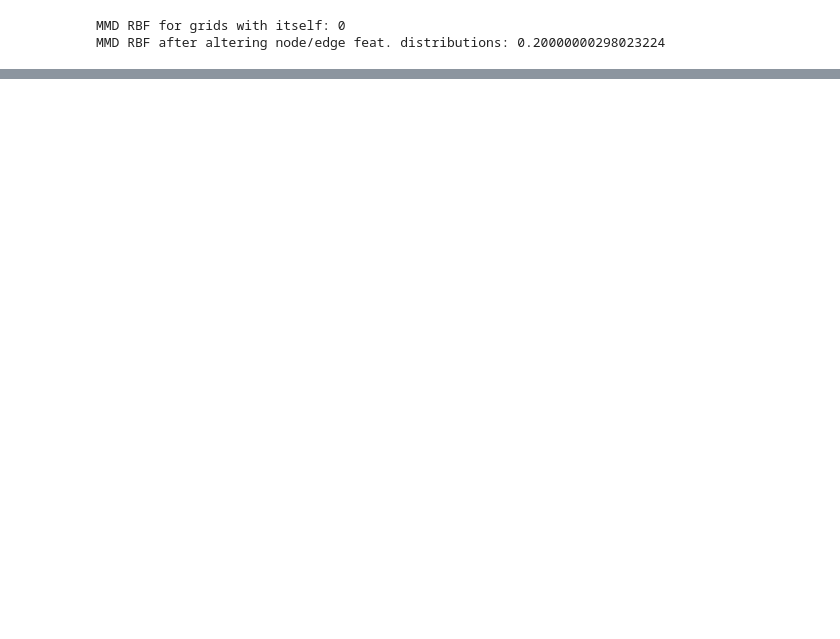
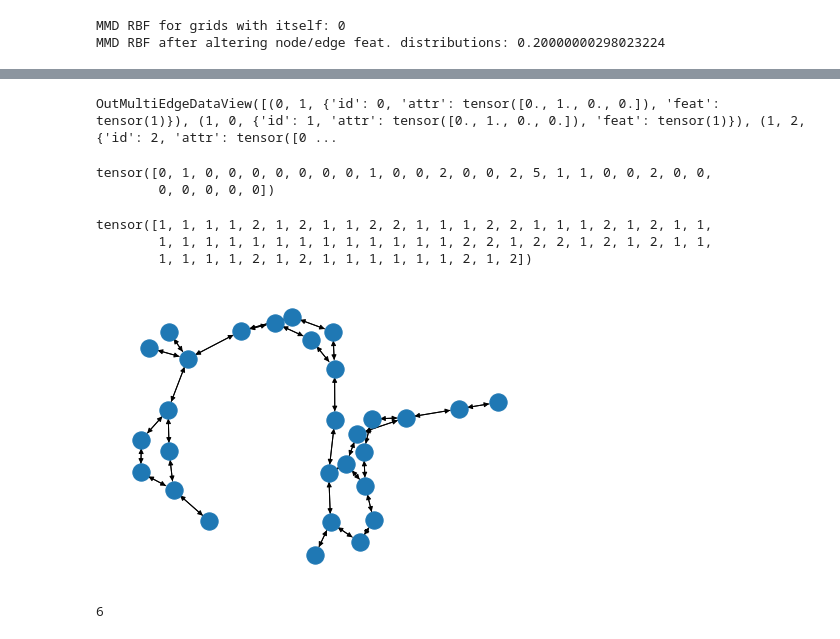
Before and after one commit to cosmina98/GGM-metrics, a Jupyter notebook: Evaluation_examples - Zinc.ipynb, the cells around one changed output, grey strips where cells are left out. Drawn from its saved outputs; the diff is of its cells as text; code cells hidden in the pictures; blank space fills up the shorter version.

```diff
--- a/Evaluation_examples - Zinc.ipynb
+++ b/Evaluation_examples - Zinc.ipynb
@@ -81,2 +64,0 @@ result: {'mmd_rbf': 0}, time to compute: 0.684s
-# %%
-a=gen.load_zinc()
@@ -211,3 +114,9 @@ print('MMD RBF after altering node/edge feat. distributions: {}'.format(result['
 # %% [output]
 MMD RBF for grids with itself: 0
 MMD RBF after altering node/edge feat. distributions: 0.20000000298023224
+# %%
+a=gen.load_zinc(n_samples=10)
+grids=a
+lobsters=a
+print(len(grids[0].ndata['attr']))
+print(grids[0].ndata['attr']  , grids[0].ndata['feat'])
@@ -213,0 +240,2 @@ MMD RBF after altering node/edge feat. distributions: 0.20000000298023224
+# %%
+a=gen.load_zinc(n_samples=10)
@@ -213,0 +245,65 @@ MMD RBF after altering node/edge feat. distributions: 0.20000000298023224
+# %%
+test=grids[0]
+test_nx=dgl.to_networkx(test, node_attrs=['attr','feat'], edge_attrs=['attr','feat'])
+# %%
+test_nx.edges(data=True)
+# %% [output]
+OutMultiEdgeDataView([(0, 1, {'id': 0, 'attr': tensor([0., 1., 0., 0.]), 'feat': tensor(1)}), (1, 0, {'id': 1, 'attr': tensor([0., 1., 0., 0.]), 'feat': tensor(1)}), (1, 2, {'id': 2, 'attr': tensor([0 ...
+# %%
+(test.ndata["feat"])
+# %% [output]
+tensor([0, 1, 0, 0, 0, 0, 0, 0, 0, 1, 0, 0, 2, 0, 0, 2, 5, 1, 1, 0, 0, 2, 0, 0,
+        0, 0, 0, 0, 0])
+# %%
+(test.edata["feat"])
+# %% [output]
+tensor([1, 1, 1, 1, 2, 1, 2, 1, 1, 2, 2, 1, 1, 1, 2, 2, 1, 1, 1, 2, 1, 2, 1, 1,
+        1, 1, 1, 1, 1, 1, 1, 1, 1, 1, 1, 1, 1, 2, 2, 1, 2, 2, 1, 2, 1, 2, 1, 1,
+        1, 1, 1, 1, 2, 1, 2, 1, 1, 1, 1, 1, 1, 2, 1, 2])
+# %%
+ import networkx as nx
+ nx.draw(test_nx)
+# %% [output]
+[figure, added]
+# %%
+
+#https://github.com/graphdeeplearning/benchmarking-gnns/issues/42
+
+
+dict_of_nodes={0: 'C',
+ 1: 'O',
+ 2: 'N',
+ 3: 'F',
+ 4: 'C',
+ 5: 'S',
+ 6: 'Cl',
+ 7: 'O',
+ 8: 'N',
+ 9: 'Br',
+ 10: 'N',
+ 11: 'N',
+ 12: 'N',
+ 13: 'N',
+ 14: 'S ',
+ 15: 'I',
+ 16: 'P',
+ 17: 'O',
+ 18: 'N',
+ 19: 'O',
+ 20: 'S',
+ 21: 'P',
+ 22: 'P',
+ 23: 'C',
+ 24: 'P',
+ 25: 'S',
+ 26: 'C',
+ 27: 'P'}
+
+dict_of_atomic_no ={ 'C':6, 'O':8, 'N':7, 'F':9, 'S':16, 'Cl':17,  'Br':35, 'I':53, 'P':15}
+
+res = dict_of_nodes
+for n in test_nx.nodes(data=True):
+    print(  dict_of_atomic_no[res[int(n[1]['feat'].numpy())]])
+    break
+# %% [output]
+6
```
Also changed, not shown: parts of 30 cells of this notebook.
